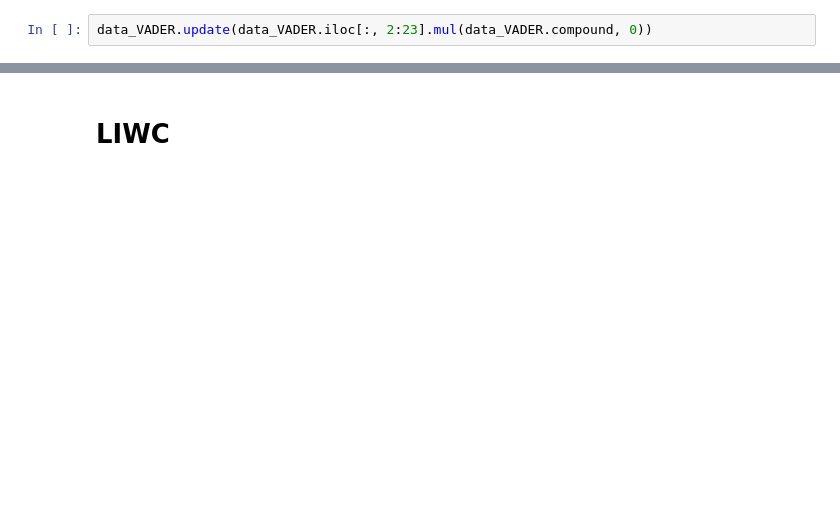
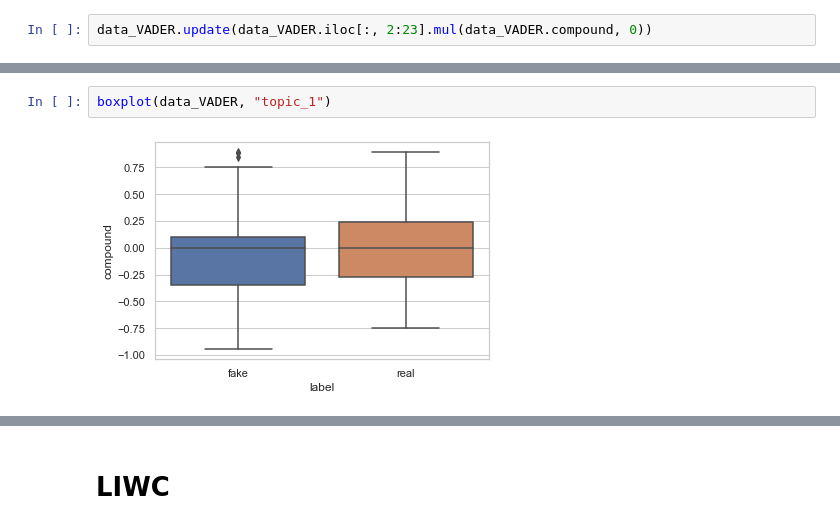
Before and after one commit to RosaLucassen/NLP_Analysis_COVID19, a Jupyter notebook: Final Gensim Method.ipynb, the cells around one changed output, grey strips where cells are left out. Saved outputs shown, nothing was run; the diff lists cells and outputs as text; blank space fills up the shorter version.

```diff
--- a/Final Gensim Method.ipynb
+++ b/Final Gensim Method.ipynb
@@ -462,0 +550,4 @@ data_VADER
+# %%
+boxplot(data_VADER, "topic_1")
+# %% [output]
+[figure, added]
```
Also changed, not shown: parts of 66 cells of this notebook.
